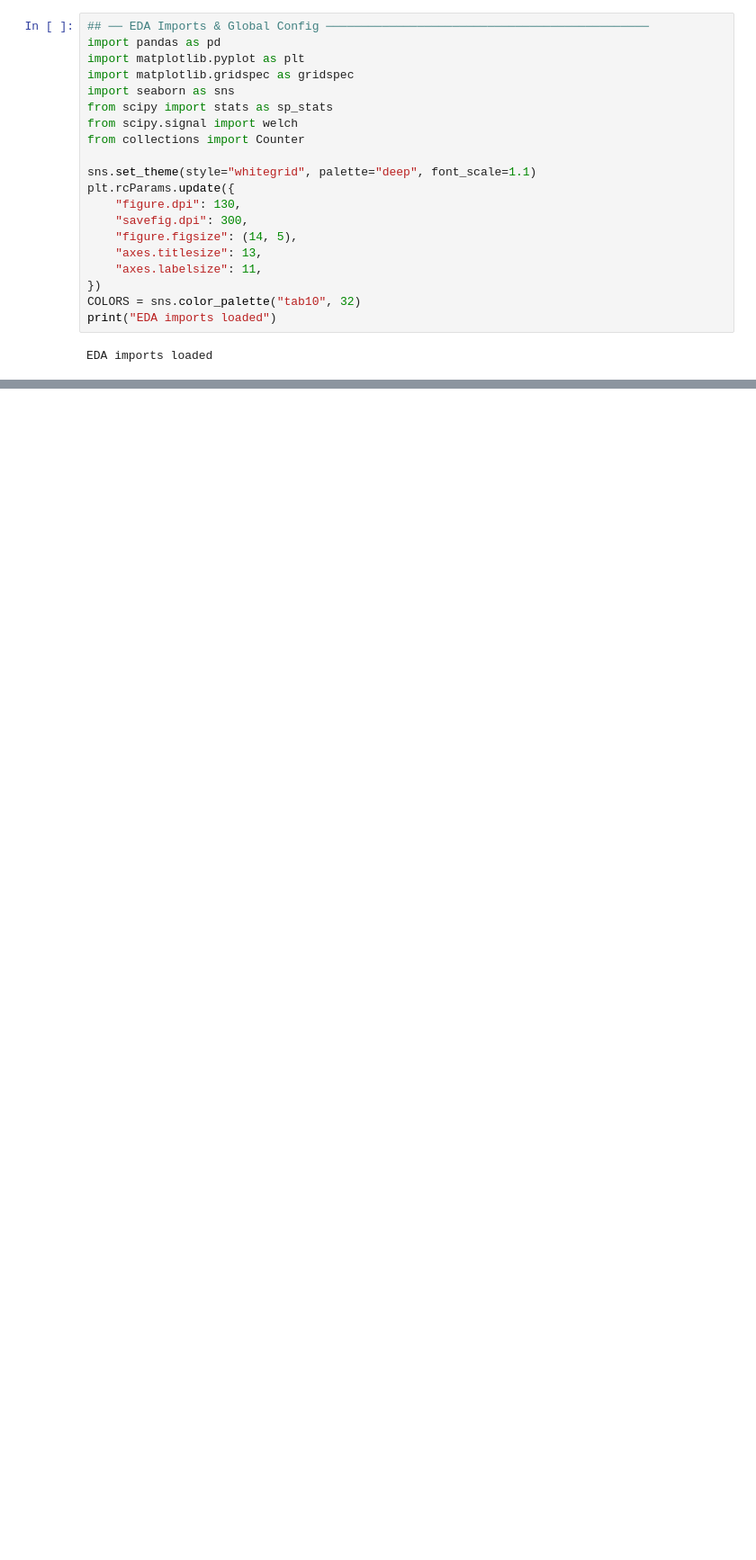
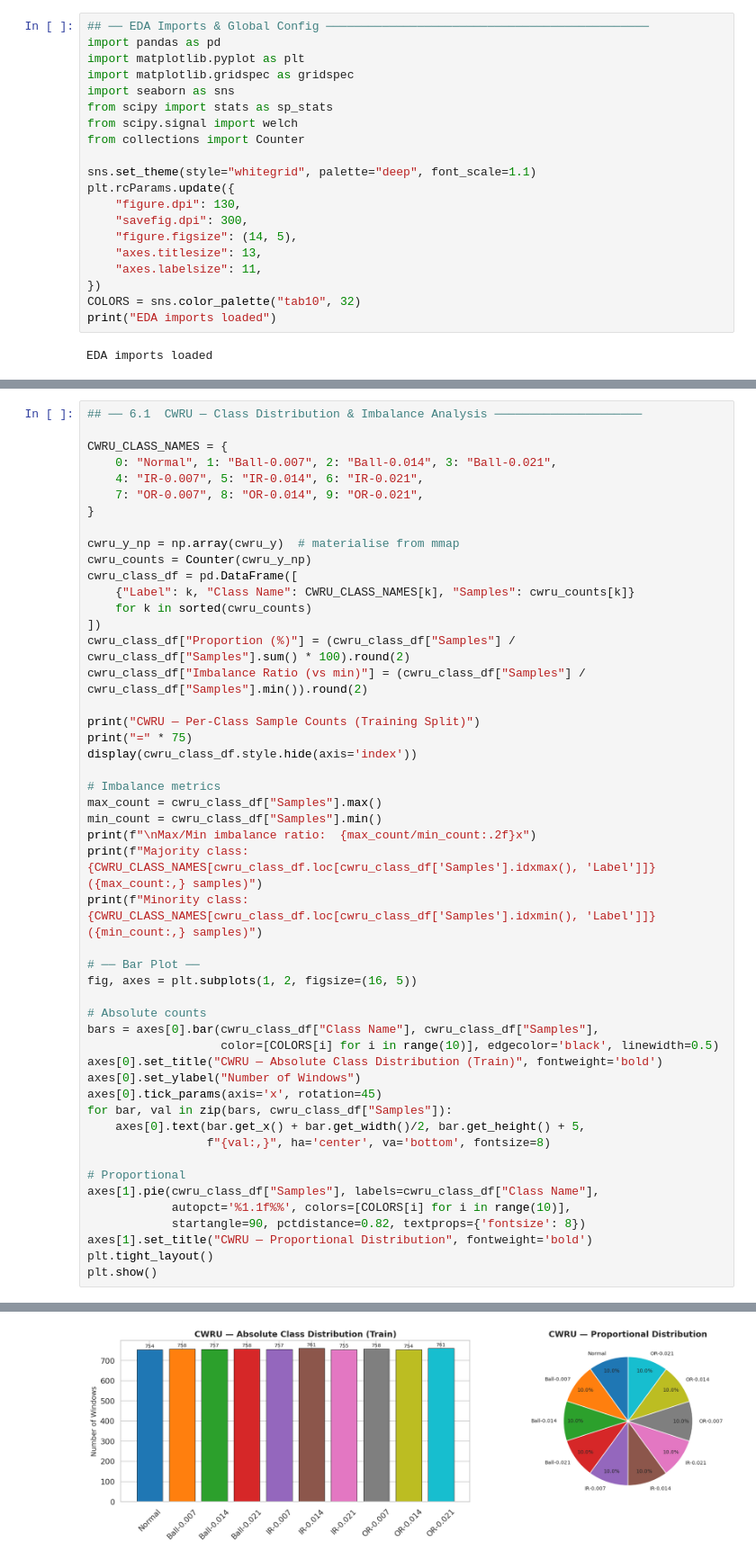
Before and after one commit to Oshadha345/FlowMatch-PdM, a Jupyter notebook: notebooks/01_dataset_analysis.ipynb, the cells around one changed output, grey strips where cells are left out. Shown at 90% size. Saved outputs shown, nothing was run; the diff lists cells and outputs as text; blank space fills up the shorter version.

```diff
--- a/notebooks/01_dataset_analysis.ipynb
+++ b/notebooks/01_dataset_analysis.ipynb
@@ -414,0 +520,50 @@ Download XJTU-SY dataset
+# %%
+## ── 6.1  CWRU — Class Distribution & Imbalance Analysis ─────────────────────
+
+CWRU_CLASS_NAMES = {
+    0: "Normal", 1: "Ball-0.007", 2: "Ball-0.014", 3: "Ball-0.021",
+    4: "IR-0.007", 5: "IR-0.014", 6: "IR-0.021",
+    7: "OR-0.007", 8: "OR-0.014", 9: "OR-0.021",
+}
+
+cwru_y_np = np.array(cwru_y)  # materialise from mmap
+cwru_counts = Counter(cwru_y_np)
+cwru_class_df = pd.DataFrame([
+    {"Label": k, "Class Name": CWRU_CLASS_NAMES[k], "Samples": cwru_counts[k]}
+    for k in sorted(cwru_counts)
+])
+cwru_class_df["Proportion (%)"] = (cwru_class_df["Samples"] / cwru_class_df["Samples"].sum() * 100).round(2)
+cwru_class_df["Imbalance Ratio (vs min)"] = (cwru_class_df["Samples"] / cwru_class_df["Samples"].min()).round(2)
+
+print("CWRU — Per-Class Sample Counts (Training Split)")
+print("=" * 75)
+display(cwru_class_df.style.hide(axis='index'))
+
+# Imbalance metrics
+max_count = cwru_class_df["Samples"].max()
+min_count = cwru_class_df["Samples"].min()
+print(f"\nMax/Min imbalance ratio:  {max_count/min_count:.2f}x")
+print(f"Majority class:           {CWRU_CLASS_NAMES[cwru_class_df.loc[cwru_class_df['Samples'].idxmax(), 'Label']]}  ({max_count:,} samples)")
+print(f"Minority class:           {CWRU_CLASS_NAMES[cwru_class_df.loc[cwru_class_df['Samples'].idxmin(), 'Label']]}  ({min_count:,} samples)")
+
+# ── Bar Plot ──
+fig, axes = plt.subplots(1, 2, figsize=(16, 5))
+
+# Absolute counts
+bars = axes[0].bar(cwru_class_df["Class Name"], cwru_class_df["Samples"],
+                   color=[COLORS[i] for i in range(10)], edgecolor='black', linewidth=0.5)
+axes[0].set_title("CWRU — Absolute Class Distribution (Train)", fontweight='bold')
+axes[0].set_ylabel("Number of Windows")
+axes[0].tick_params(axis='x', rotation=45)
+for bar, val in zip(bars, cwru_class_df["Samples"]):
+    axes[0].text(bar.get_x() + bar.get_width()/2, bar.get_height() + 5,
+                 f"{val:,}", ha='center', va='bottom', fontsize=8)
+
+# Proportional
+axes[1].pie(cwru_class_df["Samples"], labels=cwru_class_df["Class Name"],
+            autopct='%1.1f%%', colors=[COLORS[i] for i in range(10)],
+            startangle=90, pctdistance=0.82, textprops={'fontsize': 8})
+axes[1].set_title("CWRU — Proportional Distribution", fontweight='bold')
+plt.tight_layout()
+plt.show()
+# %% [output]
@@ -414,0 +586 @@ Download XJTU-SY dataset
+[figure, added]
```
Also changed, not shown: parts of 51 cells of this notebook.
